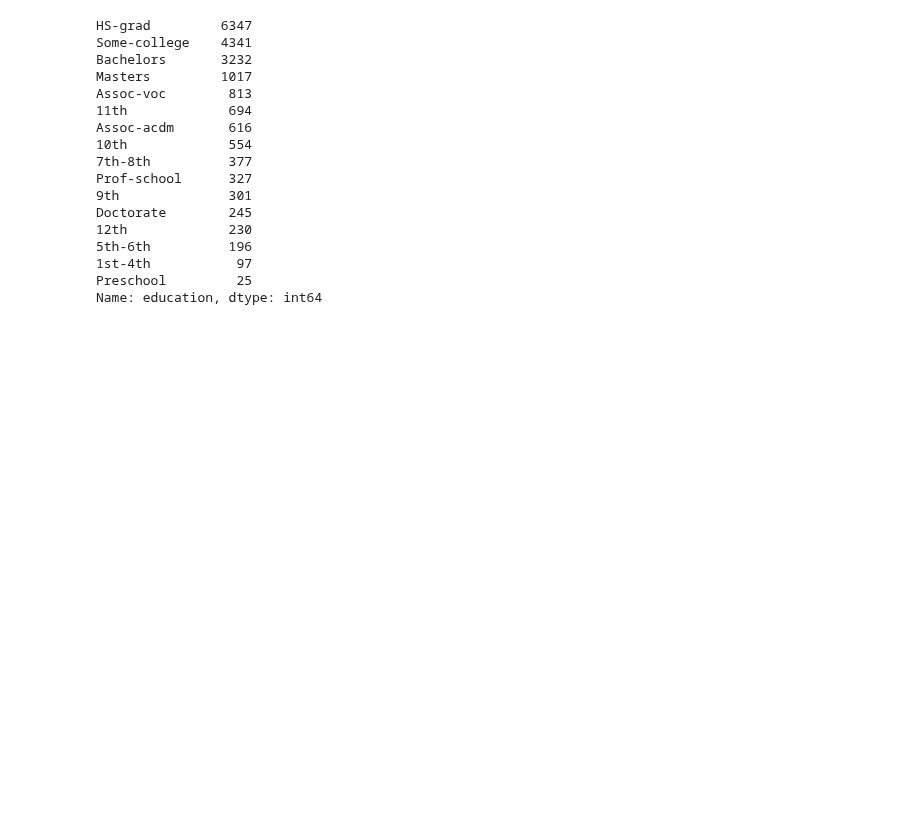
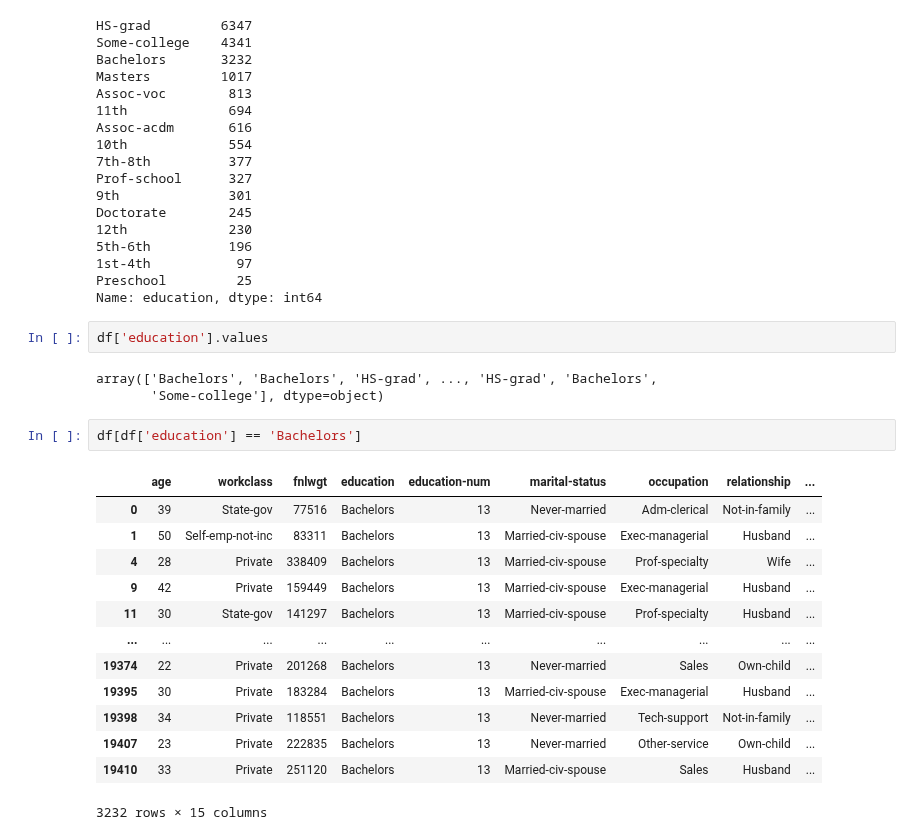
Before and after one commit to dilaraesmer/FreeCodeCamp-Data-Analysis-with-Python, a Jupyter notebook: project_1.ipynb, the cells around one changed output. Drawn from its saved outputs; the diff is of its cells as text; blank space fills up the shorter version.

```diff
--- a/project_1.ipynb
+++ b/project_1.ipynb
@@ -140,3 +140,24 @@ Doctorate        245
 1st-4th           97
 Preschool         25
 Name: education, dtype: int64
+# %%
+df['education'].values
+# %% [output]
+array(['Bachelors', 'Bachelors', 'HS-grad', ..., 'HS-grad', 'Bachelors',
+       'Some-college'], dtype=object)
+# %%
+df[df['education'] == 'Bachelors']
+# %% [output]
+|  | age | workclass | fnlwgt | education | education-num | marital-status | occupation | relationship | ... |
+| 0 | 39 | State-gov | 77516 | Bachelors | 13 | Never-married | Adm-clerical | Not-in-family | ... |
+| 1 | 50 | Self-emp-not-inc | 83311 | Bachelors | 13 | Married-civ-spouse | Exec-managerial | Husband | ... |
+| 4 | 28 | Private | 338409 | Bachelors | 13 | Married-civ-spouse | Prof-specialty | Wife | ... |
+| 9 | 42 | Private | 159449 | Bachelors | 13 | Married-civ-spouse | Exec-managerial | Husband | ... |
+| 11 | 30 | State-gov | 141297 | Bachelors | 13 | Married-civ-spouse | Prof-specialty | Husband | ... |
+| ... | ... | ... | ... | ... | ... | ... | ... | ... | ... |
+| 19374 | 22 | Private | 201268 | Bachelors | 13 | Never-married | Sales | Own-child | ... |
+| 19395 | 30 | Private | 183284 | Bachelors | 13 | Married-civ-spouse | Exec-managerial | Husband | ... |
+| 19398 | 34 | Private | 118551 | Bachelors | 13 | Never-married | Tech-support | Not-in-family | ... |
+| 19407 | 23 | Private | 222835 | Bachelors | 13 | Never-married | Other-service | Own-child | ... |
+| 19410 | 33 | Private | 251120 | Bachelors | 13 | Married-civ-spouse | Sales | Husband | ... |
+3232 rows × 15 columns
```
Also changed, not shown: parts of 4 cells of this notebook.
